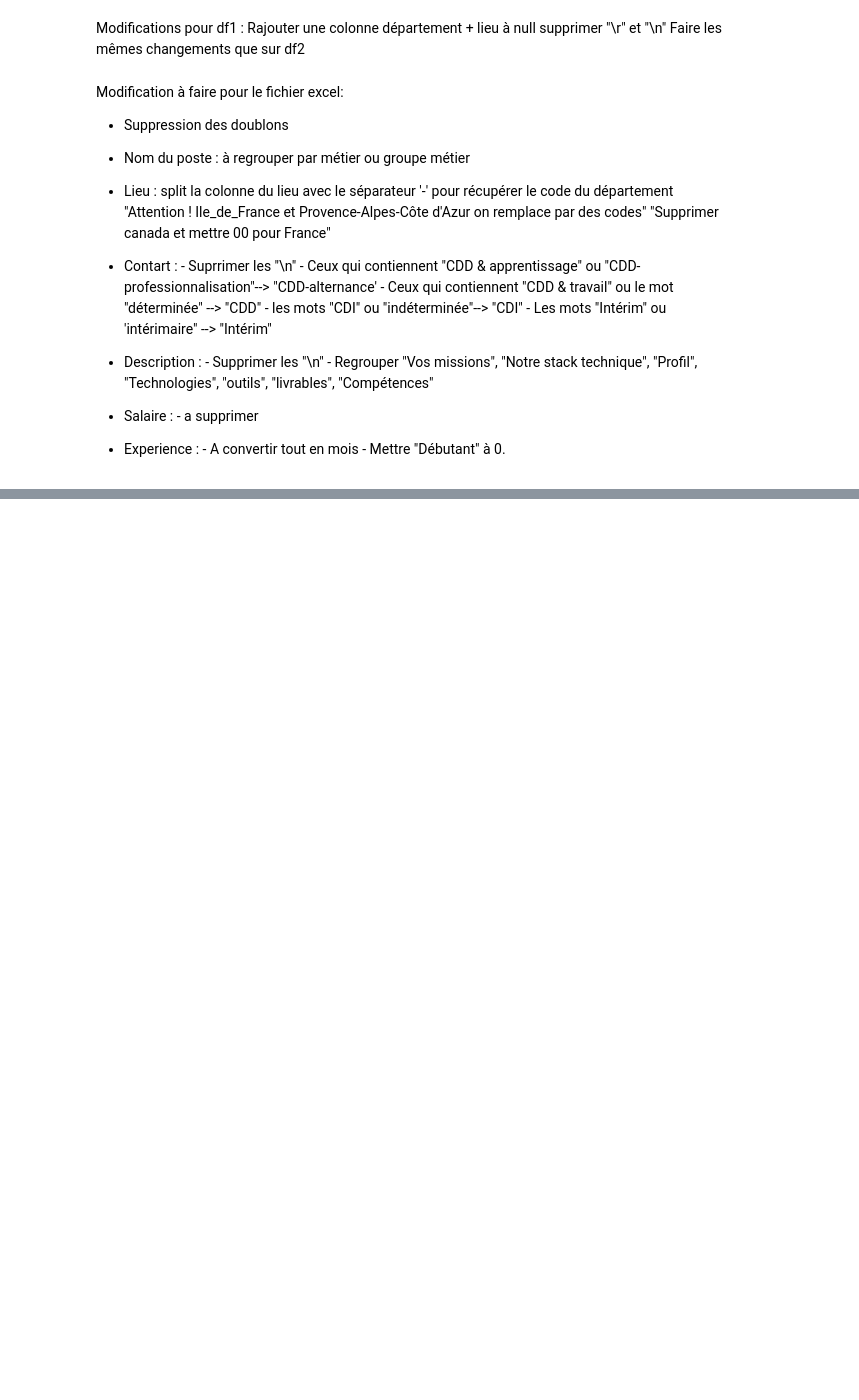
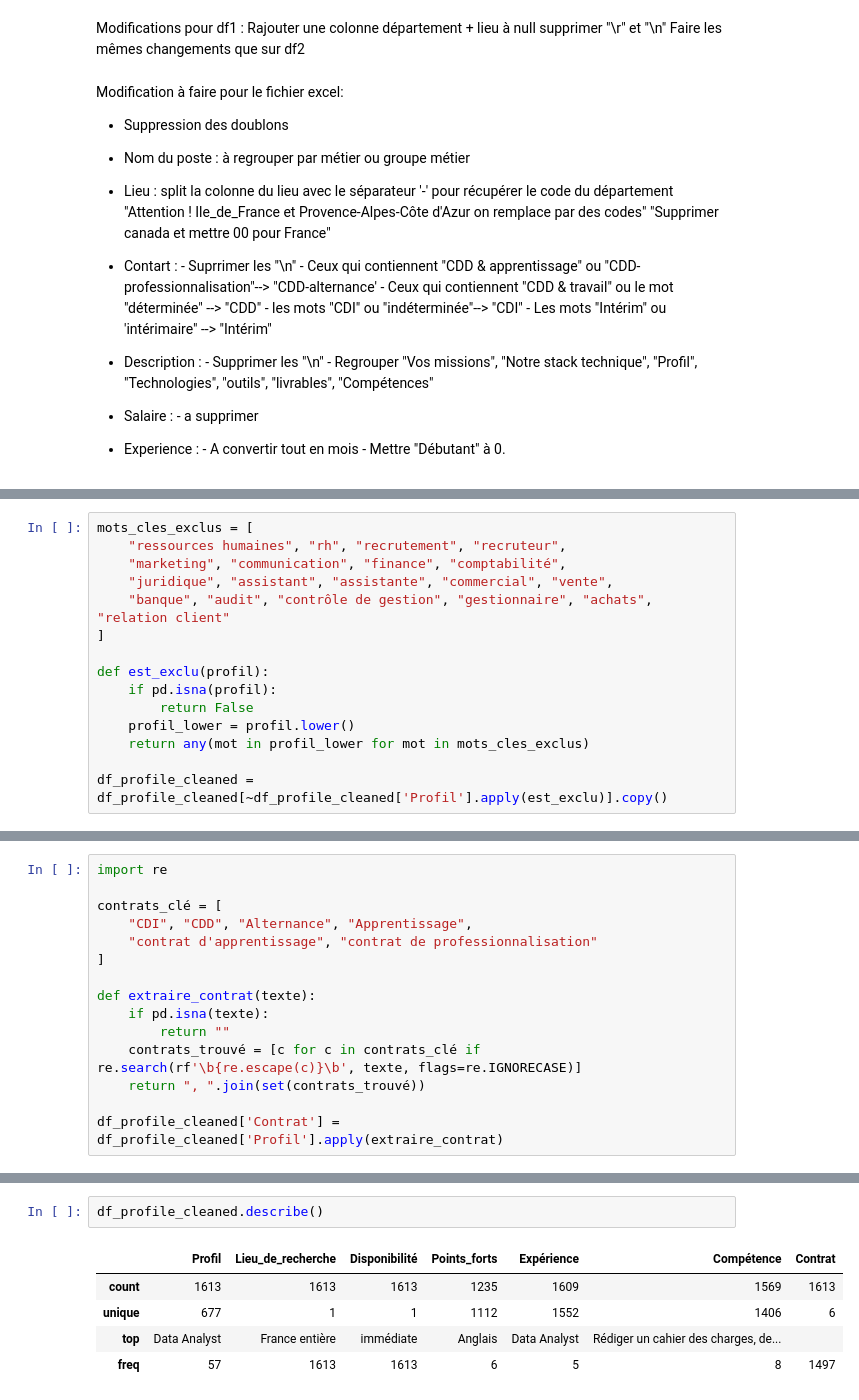
Before and after one commit to melly704/Match_RH_ydays, a Jupyter notebook: clean_data.ipynb, the cells around one changed output, grey strips where cells are left out. Saved outputs shown, nothing was run; the diff lists cells and outputs as text; blank space fills up the shorter version.

```diff
--- a/clean_data.ipynb
+++ b/clean_data.ipynb
@@ -117,0 +182,15 @@ Modification à faire pour le fichier excel:
+# %%
+mots_cles_exclus = [
+    "ressources humaines", "rh", "recrutement", "recruteur",
+    "marketing", "communication", "finance", "comptabilité",
+    "juridique", "assistant", "assistante", "commercial", "vente",
+    "banque", "audit", "contrôle de gestion", "gestionnaire", "achats", "relation client"
+]
+
+def est_exclu(profil):
+    if pd.isna(profil):
+        return False
+    profil_lower = profil.lower()
+    return any(mot in profil_lower for mot in mots_cles_exclus)
+
+df_profile_cleaned = df_profile_cleaned[~df_profile_cleaned['Profil'].apply(est_exclu)].copy()
@@ -117,0 +199,15 @@ Modification à faire pour le fichier excel:
+# %%
+import re
+
+contrats_clé = [
+    "CDI", "CDD", "Alternance", "Apprentissage",
+    "contrat d'apprentissage", "contrat de professionnalisation"
+]
+
+def extraire_contrat(texte):
+    if pd.isna(texte):
+        return ""
+    contrats_trouvé = [c for c in contrats_clé if re.search(rf'\b{re.escape(c)}\b', texte, flags=re.IGNORECASE)]
+    return ", ".join(set(contrats_trouvé))
+
+df_profile_cleaned['Contrat'] = df_profile_cleaned['Profil'].apply(extraire_contrat)
@@ -117,0 +231,8 @@ Modification à faire pour le fichier excel:
+# %%
+df_profile_cleaned.describe()
+# %% [output]
+|  | Profil | Lieu_de_recherche | Disponibilité | Points_forts | Expérience | Compétence | Contrat |
+| count | 1613 | 1613 | 1613 | 1235 | 1609 | 1569 | 1613 |
+| unique | 677 | 1 | 1 | 1112 | 1552 | 1406 | 6 |
+| top | Data Analyst | France entière | immédiate | Anglais | Data Analyst | Rédiger un cahier des charges, de... |  |
+| freq | 57 | 1613 | 1613 | 6 | 5 | 8 | 1497 |
```
Also changed, not shown: parts of 26 cells of this notebook, 1 other file.
